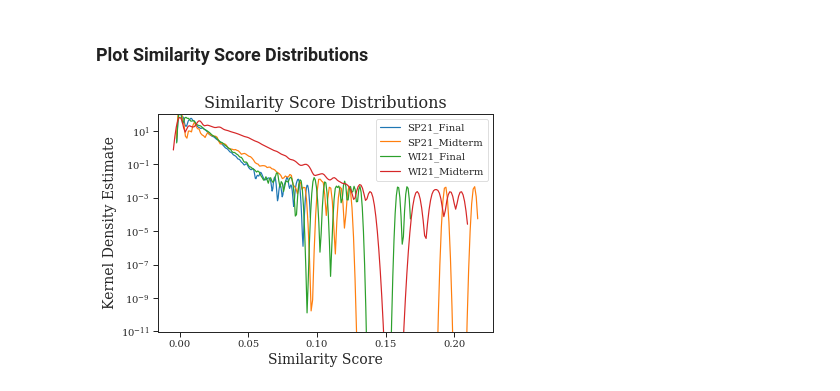
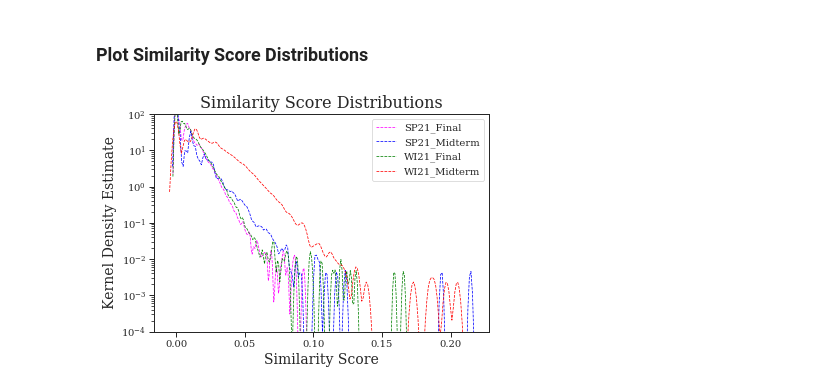
Before and after one commit to niemasd/Exam-Similarity-Detection-Paper, a Jupyter notebook: scripts/Figures.ipynb, the cells around one changed output. Drawn from its saved outputs; the diff is of its cells as text; code cells hidden in the pictures.

Commit message:
Updated linestyle

```diff
--- a/scripts/Figures.ipynb
+++ b/scripts/Figures.ipynb
@@ -12,18 +12,32 @@ FIGDIR = '../figs'; makedirs(FIGDIR, exist_ok=True)
 RC = {"font.size":12,"axes.titlesize":16,"axes.labelsize":14,"legend.fontsize":10,"xtick.labelsize":10,"ytick.labelsize":10}
 set_context("paper", rc=RC); set_style("ticks"); rcParams['font.family'] = 'serif'
 rcParams['patch.edgecolor'] = '4C4C4C' # set boxenplot outlines same as violinplot
+meta = {
+    'color': {
+        'WI21_Midterm': 'red',
+        'WI21_Final': 'green',
+        'SP21_Midterm': 'blue',
+        'SP21_Final': 'magenta',
+    },
+
+    'linestyle': {
+        'real': '--',
+        'theoretical': '-',
+    },
+}
 # %% [markdown]
 ### Plot Similarity Score Distributions
 # %%
 fig, ax = plt.subplots()
 for fn in glob('%s/similarity_csv/*.csv' % DATADIR):
-    distplot([float(l.split(',')[2]) for l in open(fn)], kde=True, hist=False, label=fn.split('/')[-1].rstrip('.csv'))
+    label = fn.split('/')[-1].rstrip('.csv')
+    distplot([float(l.split(',')[2]) for l in open(fn)], kde=True, hist=False, label=label, color=meta['color'][label], kde_kws={'linestyle':meta['linestyle']['real'], 'linewidth': 0.75})
 plt.title("Similarity Score Distributions")
 plt.xlabel("Similarity Score")
 plt.ylabel("Kernel Density Estimate")
-plt.ylim(ymin=10**-11, ymax=100)
+plt.ylim(ymin=10**-4, ymax=100)
 ax.set_yscale('log')
 plt.legend()
 fig.savefig('%s/similarity_dists.pdf' % FIGDIR, format='pdf', bbox_inches='tight')
 # %% [output]
-[figure, old version]
+[figure, new version]
```
Also changed, not shown: 1 other file.
